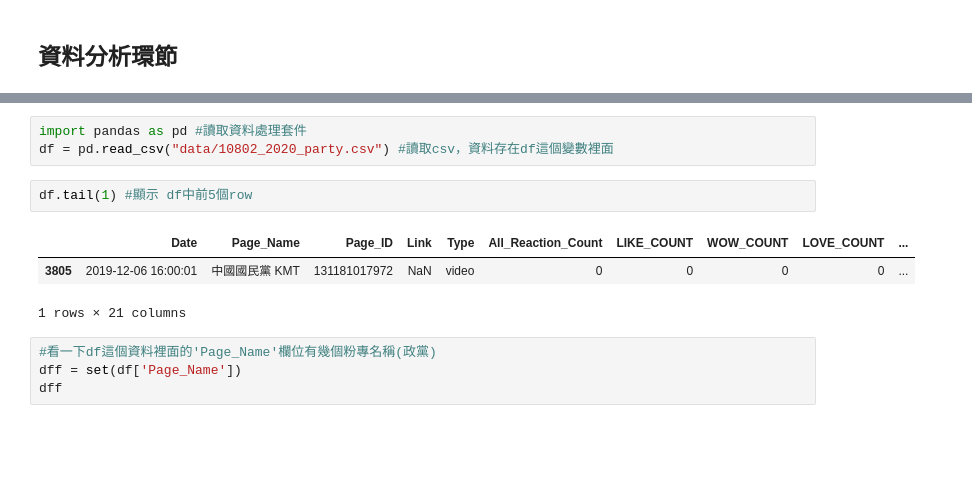
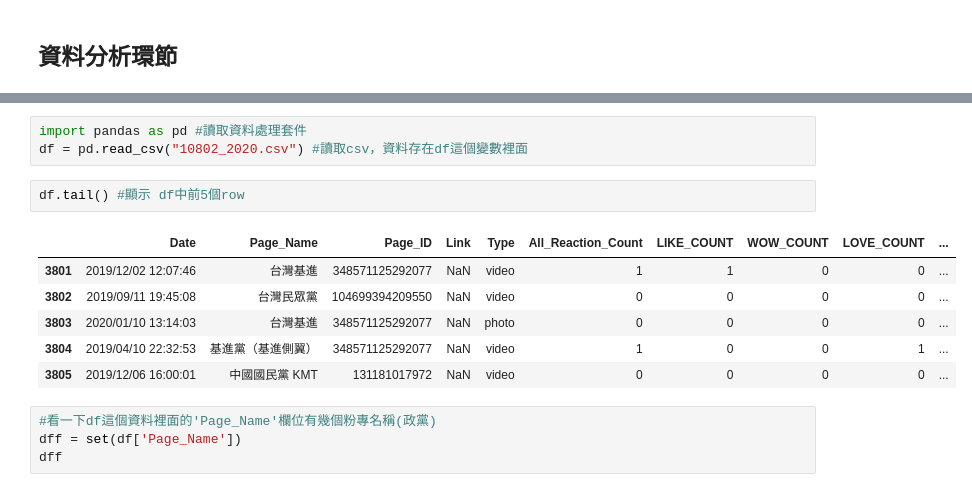
Before and after one commit to pecu/POLITICS-AND-INFORMATION, a Jupyter notebook: 321_code/example_all.ipynb, the cells around one changed output, grey strips where cells are left out. Saved outputs shown, nothing was run; the diff lists cells and outputs as text; blank space fills up the shorter version.

```diff
--- a/321_code/example_all.ipynb
+++ b/321_code/example_all.ipynb
@@ -83,12 +66,15 @@ C:\Users\User\Anaconda3\lib\site-packages\matplotlib\__init__.py
 # %%
 import pandas as pd #讀取資料處理套件
-df = pd.read_csv("data/10802_2020_party.csv") #讀取csv，資料存在df這個變數裡面
+df = pd.read_csv("10802_2020.csv") #讀取csv，資料存在df這個變數裡面
 # %%
-df.tail(1) #顯示 df中前5個row
+df.tail() #顯示 df中前5個row
 # %% [output]
 |  | Date | Page_Name | Page_ID | Link | Type | All_Reaction_Count | LIKE_COUNT | WOW_COUNT | LOVE_COUNT | ... |
-| 3805 | 2019-12-06 16:00:01 | 中國國民黨 KMT | 131181017972 | NaN | video | 0 | 0 | 0 | 0 | ... |
+| 3801 | 2019/12/02 12:07:46 | 台灣基進 | 348571125292077 | NaN | video | 1 | 1 | 0 | 0 | ... |
+| 3802 | 2019/09/11 19:45:08 | 台灣民眾黨 | 104699394209550 | NaN | video | 0 | 0 | 0 | 0 | ... |
+| 3803 | 2020/01/10 13:14:03 | 台灣基進 | 348571125292077 | NaN | photo | 0 | 0 | 0 | 0 | ... |
+| 3804 | 2019/04/10 22:32:53 | 基進黨（基進側翼） | 348571125292077 | NaN | video | 1 | 0 | 0 | 1 | ... |
+| 3805 | 2019/12/06 16:00:01 | 中國國民黨 KMT | 131181017972 | NaN | video | 0 | 0 | 0 | 0 | ... |
-1 rows × 21 columns
 # %%
 #看一下df這個資料裡面的'Page_Name'欄位有幾個粉專名稱(政黨)
 dff = set(df['Page_Name'])
```
Also changed, not shown: parts of 42 cells of this notebook, 11 other files.
